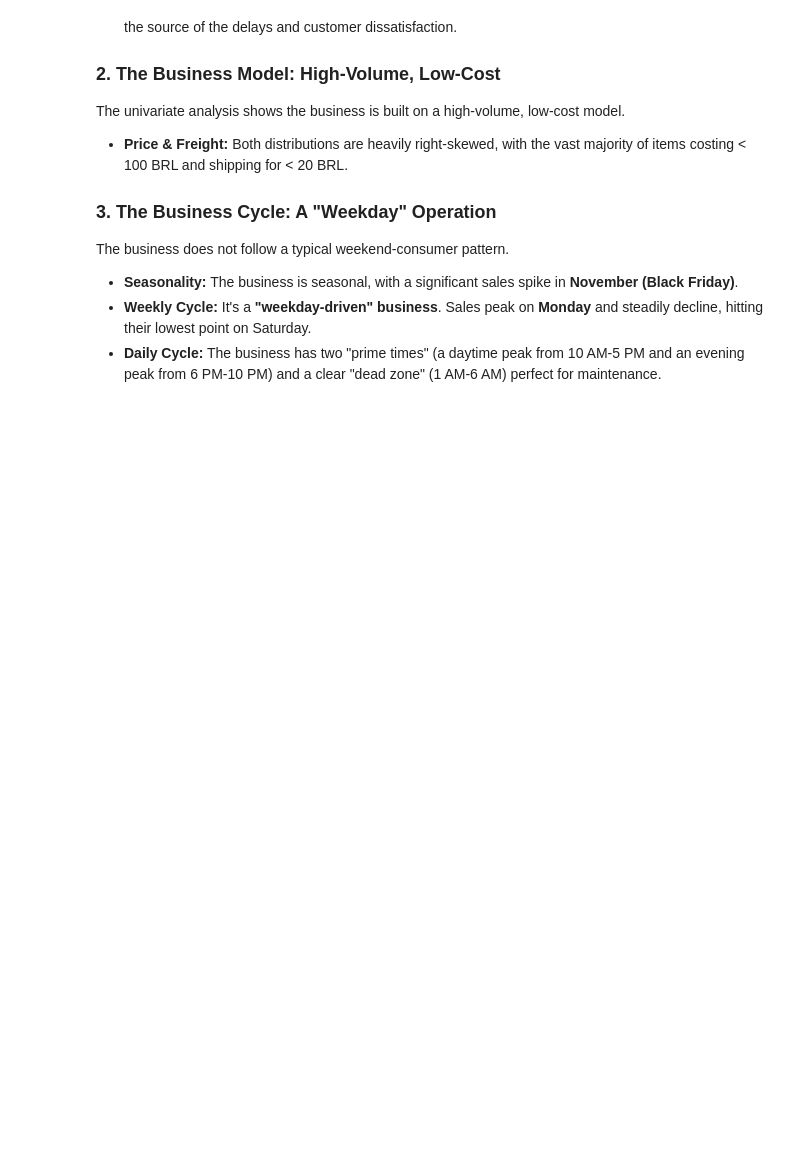
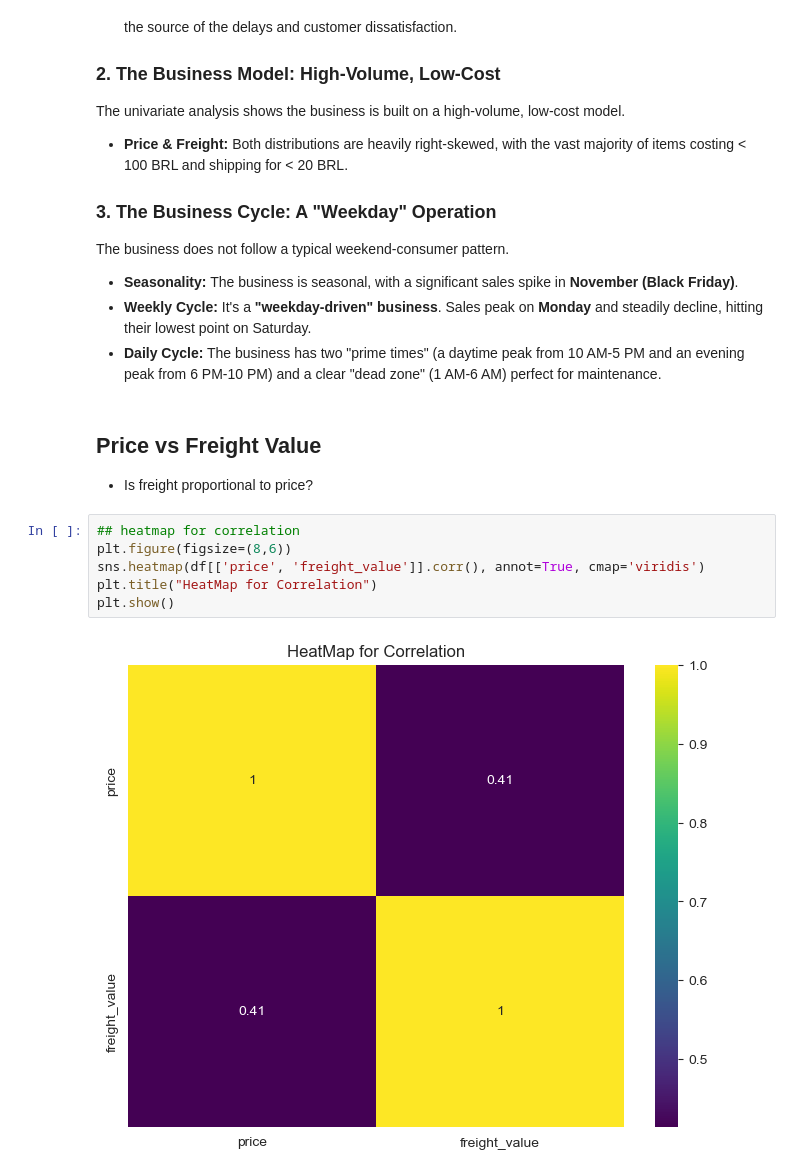
Before and after one commit to zeeshan-akram-ds/Olist-ECommerce-Analysis, a Jupyter notebook: notebooks/02-analysis.ipynb, the cells around one changed output. Cells and saved outputs as stored; diff of their text form; blank space fills up the shorter version.

Commit message:
INSIGHT: Analyzed price-freight correlation and top 10 product categories by volume.

```diff
--- a/notebooks/02-analysis.ipynb
+++ b/notebooks/02-analysis.ipynb
@@ -554,3 +554,14 @@ The business does not follow a typical weekend-consumer pattern.
 * **Seasonality:** The business is seasonal, with a significant sales spike in **November (Black Friday)**.
 * **Weekly Cycle:** It's a **"weekday-driven" business**. Sales peak on **Monday** and steadily decline, hitting their lowest point on Saturday.
 * **Daily Cycle:** The business has two "prime times" (a daytime peak from 10 AM-5 PM and an evening peak from 6 PM-10 PM) and a clear "dead zone" (1 AM-6 AM) perfect for maintenance.
+# %% [markdown]
+## Price vs Freight Value
+- Is freight proportional to price?
+# %%
+## heatmap for correlation
+plt.figure(figsize=(8,6))
+sns.heatmap(df[['price', 'freight_value']].corr(), annot=True, cmap='viridis')
+plt.title("HeatMap for Correlation")
+plt.show()
+# %% [output]
+[figure, added]
```
Also changed, not shown: parts of 6 cells of this notebook.
